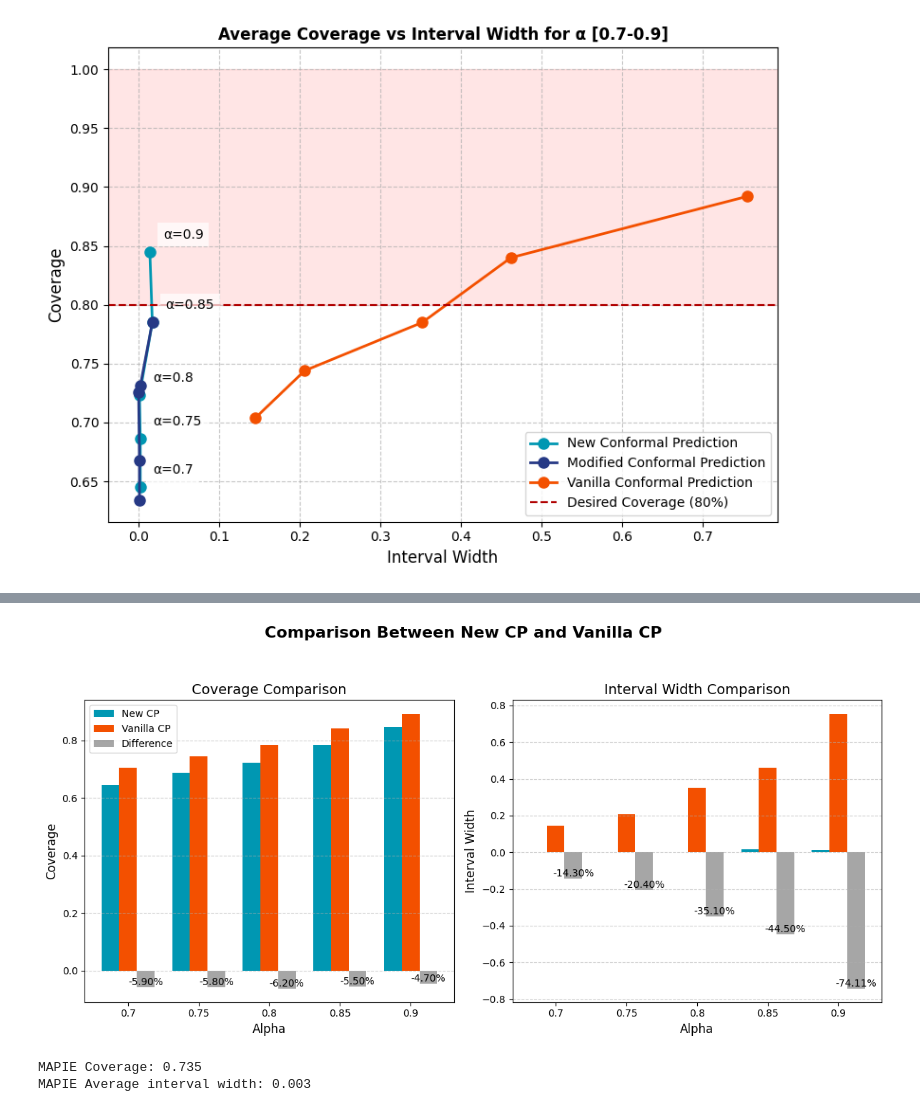
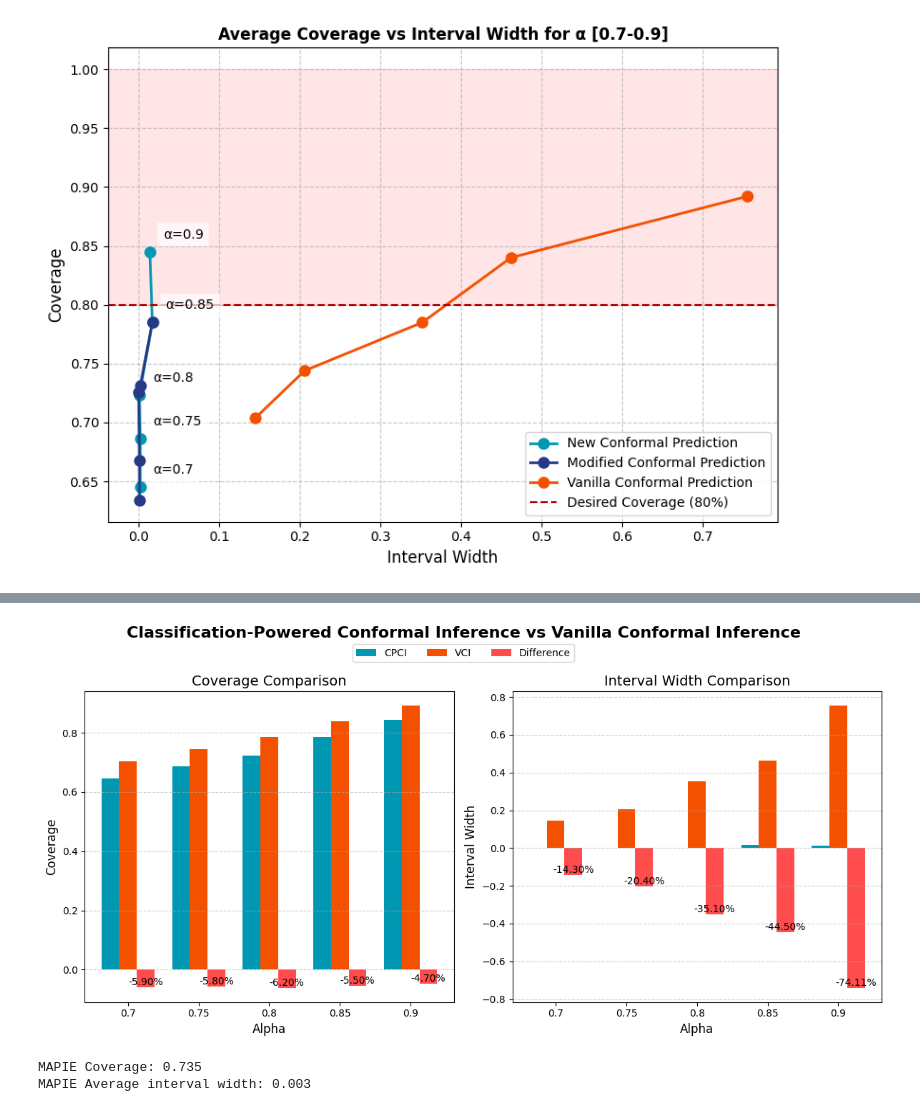
Before and after one commit to rdiazrincon/conformal_prediction_pd, a Jupyter notebook: conformal_pd_new.ipynb, the cells around one changed output, grey strips where cells are left out. Cells and saved outputs as stored; diff of their text form; code cells hidden in the pictures.

```diff
--- a/conformal_pd_new.ipynb
+++ b/conformal_pd_new.ipynb
@@ -260,13 +260,13 @@ conformal_metrics_vanilla = {
     "interval_width": [0.145, 0.206, 0.352, 0.462, 0.755]
 }
 fig, ax = plt.subplots(figsize=(10, 6))
-fig.suptitle('Comparison of Coverage vs Interval Width for Conformal Methods', fontsize=14, weight='bold')
+fig.suptitle('Comparison of Coverage vs Interval Width for α ∈ [0.7-0.9]', fontsize=14, weight='bold')
 
 # Plotting each method
 methods = {
-    "New CP": ("#0097B2", "o", conformal_metrics_new),
-    "interval*(1-r)": ("#263985", "s", conformal_metrics_modified),
-    "Vanilla CP": ("#F35000", "^", conformal_metrics_vanilla),
+    "CPCI": ("#0097B2", "o", conformal_metrics_new),
+    "CPCI w/ (1-r)qrk ": ("#263985", "s", conformal_metrics_modified),
+    "VCI": ("#F35000", "^", conformal_metrics_vanilla),
 }
 
 for label, (color, marker, data) in methods.items():
@@ -322,43 +322,45 @@ width = 0.25  # Adjusted bar width for difference bars
 x = np.arange(len(conformal_metrics_new["alpha"]))
 
 # Compute differences
 diff_coverage = np.array(conformal_metrics_new["coverage"]) - np.array(conformal_metrics_vanilla["coverage"])
 diff_interval = np.array(conformal_metrics_new["interval_width"]) - np.array(conformal_metrics_vanilla["interval_width"])
 
 fig, (ax1, ax2) = plt.subplots(1, 2, figsize=(12, 6))
-fig.suptitle('Comparison Between New CP and Vanilla CP', fontsize=16, weight='bold')
+fig.suptitle('Classification-Powered Conformal Inference vs Vanilla Conformal Inference', fontsize=16, weight='bold')
 
 # Coverage Comparison
-ax1.bar(x - width, conformal_metrics_new["coverage"], width, label='New CP', color='#0097B2')
-ax1.bar(x, conformal_metrics_vanilla["coverage"], width, label='Vanilla CP', color='#F35000')
-ax1.bar(x + width, diff_coverage, width, label='Difference', color='gray', alpha=0.7)
+ax1.bar(x - width, conformal_metrics_new["coverage"], width, label='CPCI', color='#0097B2')
+ax1.bar(x, conformal_metrics_vanilla["coverage"], width, label='VCI', color='#F35000')
+ax1.bar(x + width, diff_coverage, width, label='Difference', color='red', alpha=0.7)
 ax1.set_xticks(x)
 ax1.set_xticklabels(conformal_metrics_new["alpha"])
 ax1.set_xlabel('Alpha', fontsize=12)
 ax1.set_ylabel('Coverage', fontsize=12)
 ax1.set_title('Coverage Comparison', fontsize=14)
 ax1.grid(axis='y', linestyle='--', alpha=0.6)
-ax1.legend(fontsize=10)
 
 # Interval Width Comparison
-ax2.bar(x - width, conformal_metrics_new["interval_width"], width, label='New CP', color='#0097B2')
-ax2.bar(x, conformal_metrics_vanilla["interval_width"], width, label='Vanilla CP', color='#F35000')
-ax2.bar(x + width, diff_interval, width, label='Difference', color='gray', alpha=0.7)
+ax2.bar(x - width, conformal_metrics_new["interval_width"], width, color='#0097B2')
+ax2.bar(x, conformal_metrics_vanilla["interval_width"], width, color='#F35000')
+ax2.bar(x + width, diff_interval, width, label='Difference', color='red', alpha=0.7)
 ax2.set_xticks(x)
 ax2.set_xticklabels(conformal_metrics_new["alpha"])
 ax2.set_xlabel('Alpha', fontsize=12)
 ax2.set_ylabel('Interval Width', fontsize=12)
 ax2.set_title('Interval Width Comparison', fontsize=14)
 ax2.grid(axis='y', linestyle='--', alpha=0.6)
+
 for i, (diff_cov, diff_int) in enumerate(zip(diff_coverage, diff_interval)):
     ax1.text(x[i] + width, diff_cov, f'{diff_cov:.2%}', ha='center', va='bottom', fontsize=10)
     ax2.text(x[i] + width, diff_int, f'{diff_int:.2%}', ha='center', va='bottom', fontsize=10)
 
+handles, labels = ax1.get_legend_handles_labels()
+fig.legend(handles, labels, loc='upper center', ncol=3, fontsize=10, bbox_to_anchor=(0.5, 0.95), frameon=True)
 # Adjust layout and show
-plt.tight_layout(rect=[0, 0, 1, 0.93])
+plt.tight_layout(rect=[0, 0, 1, 0.95])
 plt.show()
 # %% [output]
-[figure, old version]
+[figure, new version]
 # %%
 def conformal_prediction_zero_inflated_mapie(X, y_binary, y_continuous, alpha_tilda=0.9):
     """
```
Also changed, not shown: parts of 2 cells of this notebook.
